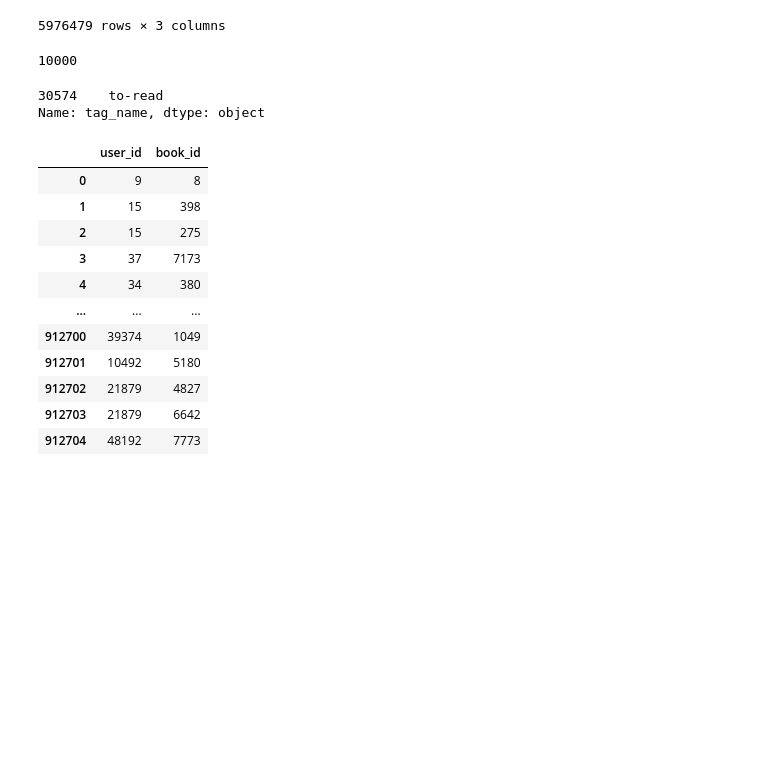
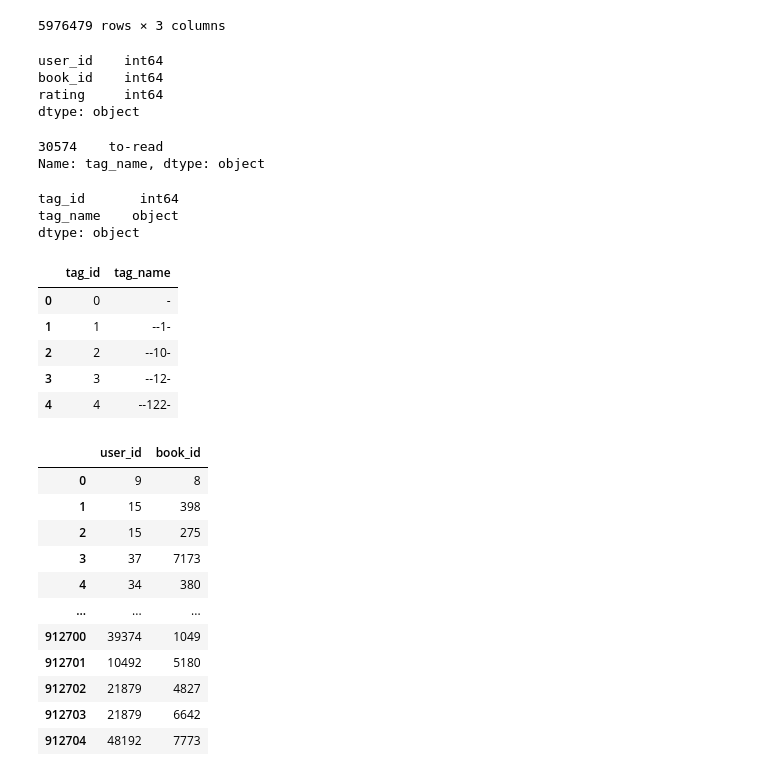
Before and after one commit to Recomandation-System-Simplon/Librairie_recommandation, a Jupyter notebook: DossierWorks/DataAnalyse.ipynb, the cells around one changed output. Cells and saved outputs as stored; diff of their text form; code cells hidden in the pictures; blank space fills up the shorter version.

```diff
--- a/DossierWorks/DataAnalyse.ipynb
+++ b/DossierWorks/DataAnalyse.ipynb
@@ -153,16 +147,34 @@ ratings
 | 5976477 | 49925 | 949 | 5 |
 | 5976478 | 49925 | 1023 | 4 |
 5976479 rows × 3 columns
-# %%
-ratings.book_id.max()
-# %% [output]
-10000
+# %%
+ratings.dtypes
+# %% [output]
+user_id    int64
+book_id    int64
+rating     int64
+dtype: object
 # %%
 tags = pd.read_csv("data/tags.csv")
 tags["tag_name"][tags["tag_id"]==30574]
 # %% [output]
 30574    to-read
 Name: tag_name, dtype: object
+# %%
+tags.dtypes
+# %% [output]
+tag_id       int64
+tag_name    object
+dtype: object
+# %%
+tags.head()
+# %% [output]
+|  | tag_id | tag_name |
+| 0 | 0 | - |
+| 1 | 1 | --1- |
+| 2 | 2 | --10- |
+| 3 | 3 | --12- |
+| 4 | 4 | --122- |
 # %%
 to_read = pd.read_csv("data/to_read.csv")
 to_read
```
Also changed, not shown: parts of 3 cells of this notebook, 1 other file.
